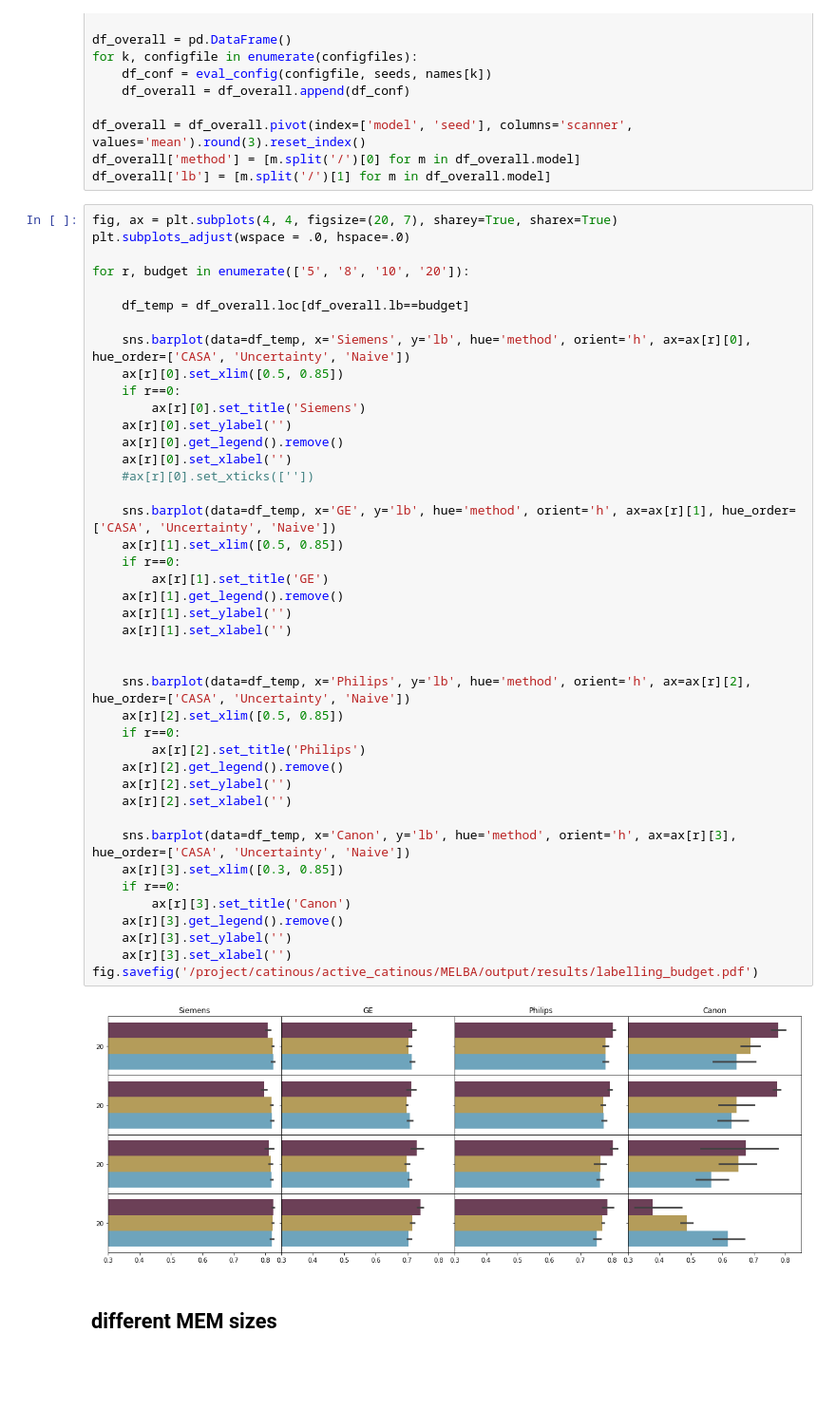
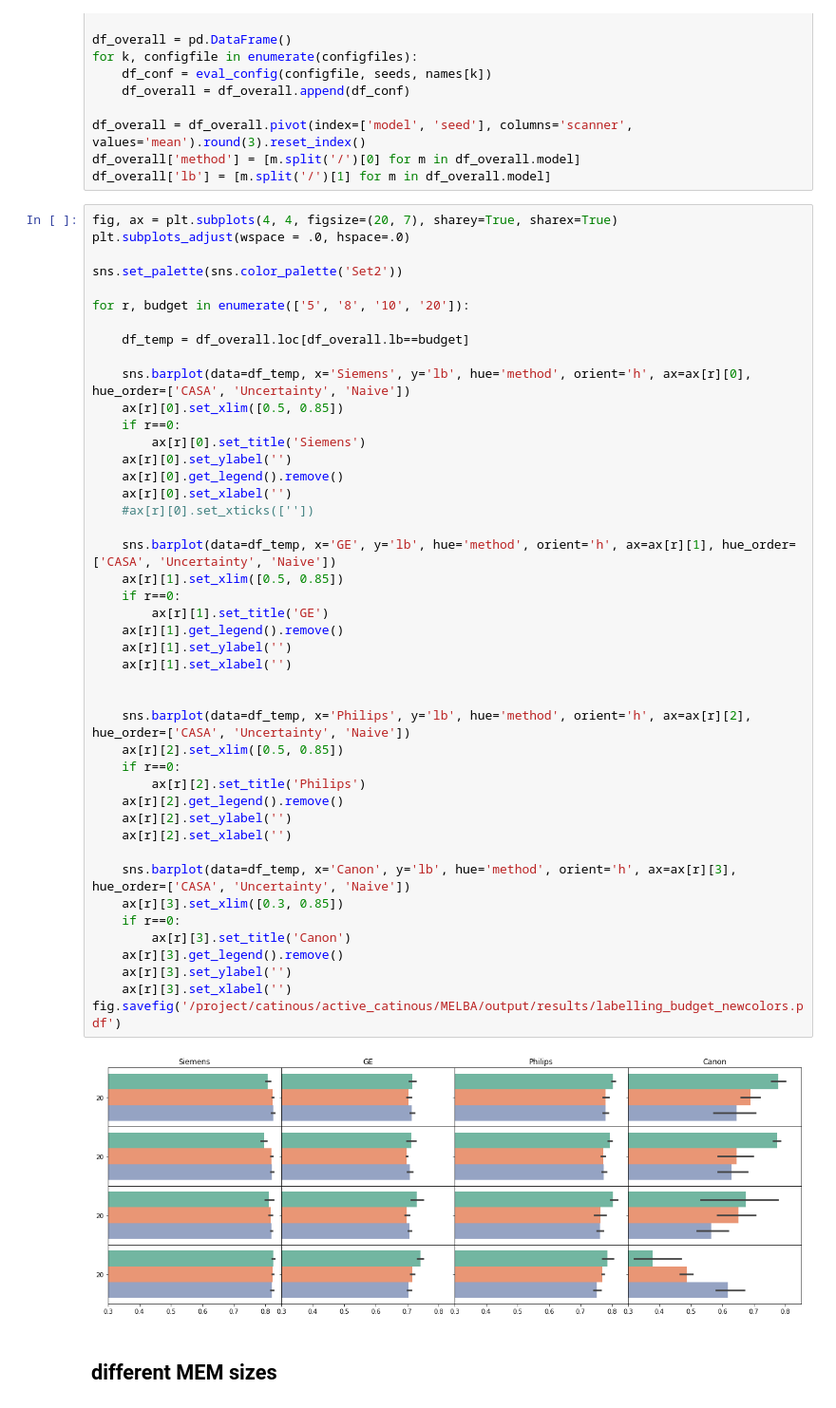
Before and after one commit to cirmuw/casa, a Jupyter notebook: evaluation/cardiac_evaluation.ipynb, the cells around one changed output. Shown at 95% size. Saved outputs shown, nothing was run; the diff lists cells and outputs as text; blank space fills up the shorter version.

```diff
--- a/evaluation/cardiac_evaluation.ipynb
+++ b/evaluation/cardiac_evaluation.ipynb
@@ -465,6 +497,8 @@ df_overall['lb'] = [m.split('/')[1] for m in df_overall.model]
 # %%
 fig, ax = plt.subplots(4, 4, figsize=(20, 7), sharey=True, sharex=True)
 plt.subplots_adjust(wspace = .0, hspace=.0)
+
+sns.set_palette(sns.color_palette('Set2'))
 
 for r, budget in enumerate(['5', '8', '10', '20']):
 
@@ -477,35 +511,35 @@ for r, budget in enumerate(['5', '8', '10', '20']):
     ax[r][0].set_ylabel('')
     ax[r][0].get_legend().remove()
     ax[r][0].set_xlabel('')
     #ax[r][0].set_xticks([''])
 
     sns.barplot(data=df_temp, x='GE', y='lb', hue='method', orient='h', ax=ax[r][1], hue_order=['CASA', 'Uncertainty', 'Naive'])
     ax[r][1].set_xlim([0.5, 0.85])
     if r==0:
         ax[r][1].set_title('GE')
     ax[r][1].get_legend().remove()
     ax[r][1].set_ylabel('')
     ax[r][1].set_xlabel('')
 
 
     sns.barplot(data=df_temp, x='Philips', y='lb', hue='method', orient='h', ax=ax[r][2], hue_order=['CASA', 'Uncertainty', 'Naive'])
     ax[r][2].set_xlim([0.5, 0.85])
     if r==0:
         ax[r][2].set_title('Philips')
     ax[r][2].get_legend().remove()
     ax[r][2].set_ylabel('')
     ax[r][2].set_xlabel('')
 
     sns.barplot(data=df_temp, x='Canon', y='lb', hue='method', orient='h', ax=ax[r][3], hue_order=['CASA', 'Uncertainty', 'Naive'])
     ax[r][3].set_xlim([0.3, 0.85])
     if r==0:
         ax[r][3].set_title('Canon')
     ax[r][3].get_legend().remove()
     ax[r][3].set_ylabel('')
     ax[r][3].set_xlabel('')
-fig.savefig('/project/catinous/active_catinous/MELBA/output/results/labelling_budget.pdf')
+fig.savefig('/project/catinous/active_catinous/MELBA/output/results/labelling_budget_newcolors.pdf')
 # %% [output]
-[figure, old version]
+[figure, new version]
 # %% [markdown]
 ## different MEM sizes
 # %%
```
Also changed, not shown: parts of 19 cells of this notebook, 5 other files.
